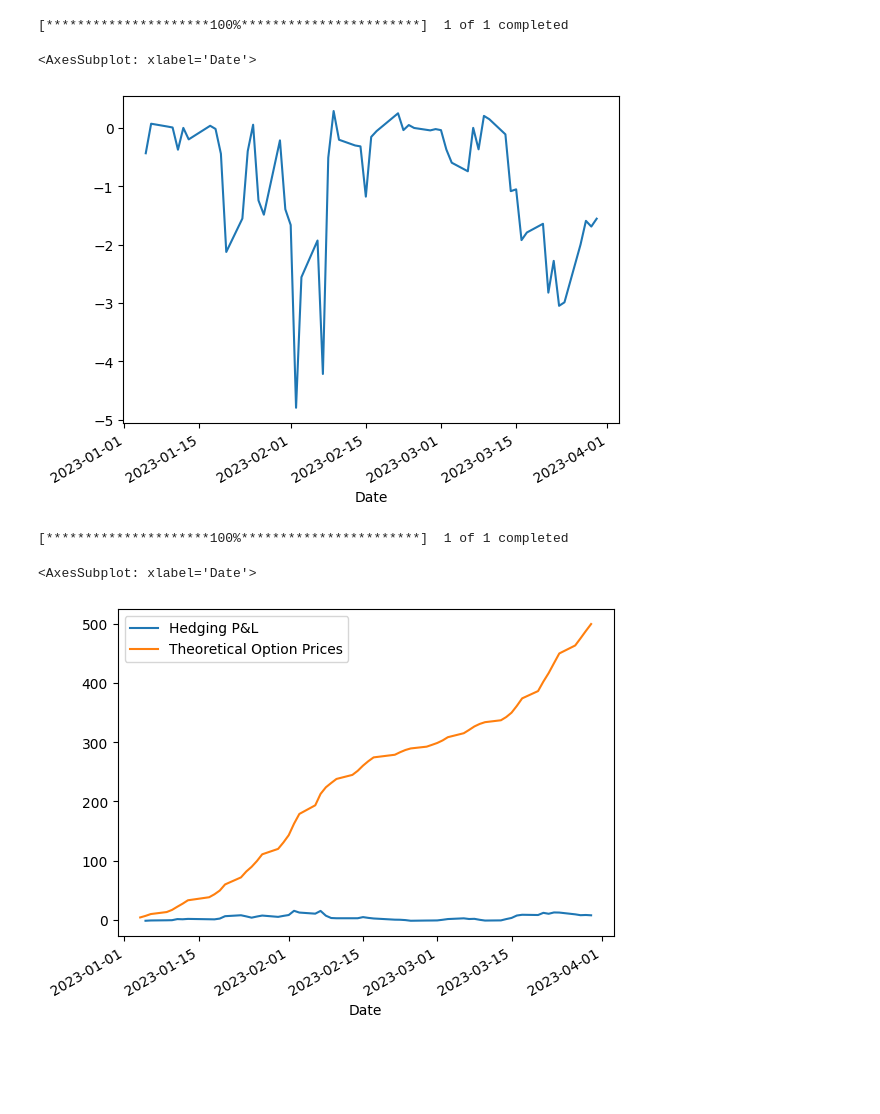
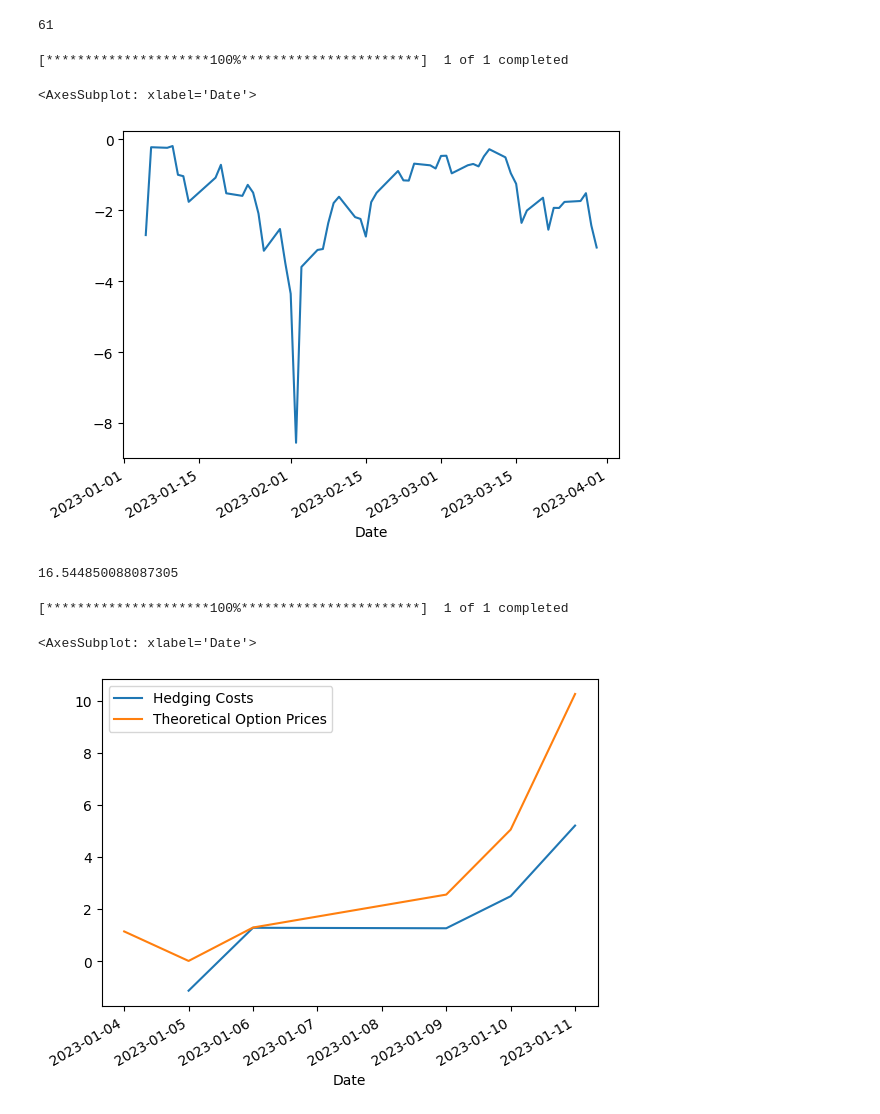
Before and after one commit to ferkofodor-dtu/AFA, a Jupyter notebook: final_project/final.ipynb, the cells around one changed output. Saved outputs shown, nothing was run; the diff lists cells and outputs as text; code cells hidden in the pictures; blank space fills up the shorter version.

```diff
--- a/final_project/final.ipynb
+++ b/final_project/final.ipynb
@@ -9,9 +9,9 @@ import matplotlib.pyplot as plt
 import pandas as pd
 
 # Download the data.
-stock = "GOOGL"
-data = yf.download(stock, start="2012-01-01", end="2018-12-31")
-data_future = yf.download(stock, start="2018-01-01", end="2022-12-31")
+stock = "AMZN"
+data = yf.download(stock, start="2019-01-01", end="2020-12-31")
+data_future = yf.download(stock, start="2021-01-01", end="2021-12-31")
 
 # Extract the adjusted closing prices.
 prices = data["Adj Close"].values
@@ -246,0 +334,5 @@ Price of the ATM American put option using the binomial model: 0.0
+# %%
+import yfinance as yf
+
+data = yf.download("AMZN", start="2023-01-01", end="2023-03-31")
+stocks = data['Close'].values
@@ -246,0 +359,7 @@ Price of the ATM American put option using the binomial model: 0.0
+# %%
+from blacksholeshedging import black_scholes_delta, hedge_rebalancing
+T = len(stocks)
+delta = black_scholes_delta(stocks[0], 105, r, T, sigma)
+profit, hedges = hedge_rebalancing(stocks, delta, calls, 2/T, 105, r, sigma)
+plt.plot(hedges)
+plt.show()
@@ -247,3 +368,7 @@ Price of the ATM American put option using the binomial model: 0.0
+# %%
+len(calls)
+# %% [output]
+61
 # %%
 import numpy as np
 import pandas as pd
@@ -254,22 +379,18 @@ import scipy.stats as si
 
 
 # Load the stock data
-stock_data = yf.download(stock, start="2023-01-01", end="2023-03-31")
-
+stock_data = yf.download("AMZN", start="2023-01-01", end="2023-03-31")
 
 # Define the option parameters
-S = stock_data['Adj Close'][0]  # current stock price
-K = S  # strike price
-r = 0.05  # risk-free rate
-sigma = 0.2  # volatility
-T = 0.25  # time to maturity in years
-
+S = stocks[0]  # time to maturity in years
+dt = 2 / len(stock_data)
+tte = (len(stock_data) - i) * dt
 # Calculate the option price and Delta using Black-Scholes formula
 d1 = (np.log(S/K) + (r + 0.5*sigma**2)*T) / (sigma*np.sqrt(T))
 delta = si.norm.cdf(d1)
 
 # Calculate the daily returns
-returns = stock_data['Adj Close'].pct_change().dropna()
+returns = stock_data['Close'].pct_change().dropna()
 
 # Create a DataFrame to store the hedging results
 hedge_results = pd.DataFrame(index=returns.index, columns=['option_delta', 'hedge_position', 'hedge_pnl'])
@@ -283,8 +404,8 @@ hedge_results.loc[returns.index[0], 'hedge_position'] = hedge_position
 # Perform delta hedging over the lifetime of the option
 for i in range(1, len(returns)):
     # Calculate the new option Delta using the new stock price
-    S_new = stock_data.loc[returns.index[i], 'Adj Close']
-    d1_new = (np.log(S_new/K) + (r + 0.5*sigma**2)*(T - i/252)) / (sigma*np.sqrt(T - i/252))
+    S_new = stock_data.loc[returns.index[i], 'Close']
+    d1_new = (np.log(S_new/K) + (r + 0.5*sigma**2)*tte) / (sigma*np.sqrt(tte))
     option_delta_new = si.norm.cdf(d1_new)
     hedge_results.loc[returns.index[i], 'option_delta'] = option_delta_new
 
@@ -305,7 +426,11 @@ hedge_results['hedge_pnl'].plot()
 # %% [output]
 [*********************100%***********************]  1 of 1 completed
 <AxesSubplot: xlabel='Date'>
-[figure, old version]
+[figure, new version]
+# %%
+d1
+# %% [output]
+16.544850088087305
 # %%
 import numpy as np
 import pandas as pd
@@ -319,8 +444,9 @@ stock_data = yf.download(stock, start="2023-01-01", end="2023-03-31")
 S = stock_data['Adj Close'][0]  # current stock price
 K = S  # strike price
 r = 0.05  # risk-free rate
-sigma = 0.2  # volatility
+sigma = 0.0237  # volatility
 T = 0.25  # time to maturity in years
+t = 20
 
 # Calculate the option price and Delta using Black-Scholes formula
 d1 = (np.log(S/K) + (r + 0.5*sigma**2)*T) / (sigma*np.sqrt(T))
@@ -333,34 +459,34 @@ returns = stock_data['Adj Close'].pct_change().dropna()
 # Create a DataFrame to store the hedging results
 hedge_results = pd.DataFrame(index=returns.index, columns=['option_price', 'hedge_pnl'])
 
 # Initialize the hedge
 hedge_results.loc[returns.index[0], 'option_price'] = option_price
 
 # Perform delta hedging over the lifetime of the option
 for i in range(1, len(returns)):
     # Calculate the new option price using the new stock price
     S_new = stock_data.loc[returns.index[i], 'Adj Close']
-    d1_new = (np.log(S_new/K) + (r + 0.5*sigma**2)*(T - i/252)) / (sigma*np.sqrt(T - i/252))
-    option_price_new = S_new * si.norm.cdf(d1_new) - K * np.exp(-r*(T - i/252)) * si.norm.cdf(d1_new - sigma*np.sqrt(T - i/252))
+    d1_new = (np.log(S_new/K) + (r + 0.5*sigma**2)*(T - i/t)) / (sigma*np.sqrt(T - i/t))
+    option_price_new = S_new * si.norm.cdf(d1_new) - K * np.exp(-r*(T - i/252)) * si.norm.cdf(d1_new - sigma*np.sqrt(T - i/t))
     hedge_results.loc[returns.index[i], 'option_price'] = option_price_new
 
     # Calculate the change in the hedge P&L
     hedge_pnl = option_price_new - option_price
 
     # Update the option price
     option_price = option_price_new
 
     # Store the results
     hedge_results.loc[returns.index[i], 'hedge_pnl'] = hedge_pnl
 
 # Compare the hedging costs with the theoretical option prices
 hedge_pnl = hedge_results['hedge_pnl'].cumsum()
 theoretical_option_prices = hedge_results['option_price'].cumsum()
 
 # Plot the comparison
-comparison = pd.DataFrame({'Hedging P&L': hedge_pnl, 'Theoretical Option Prices': theoretical_option_prices})
+comparison = pd.DataFrame({'Hedging Costs': hedge_results['hedge_pnl'], 'Theoretical Option Prices': hedge_results['option_price']})
 comparison.plot()
 # %% [output]
 [*********************100%***********************]  1 of 1 completed
 <AxesSubplot: xlabel='Date'>
-[figure, old version]
+[figure, new version]
```
Also changed, not shown: parts of 51 cells of this notebook, 4 other files.
